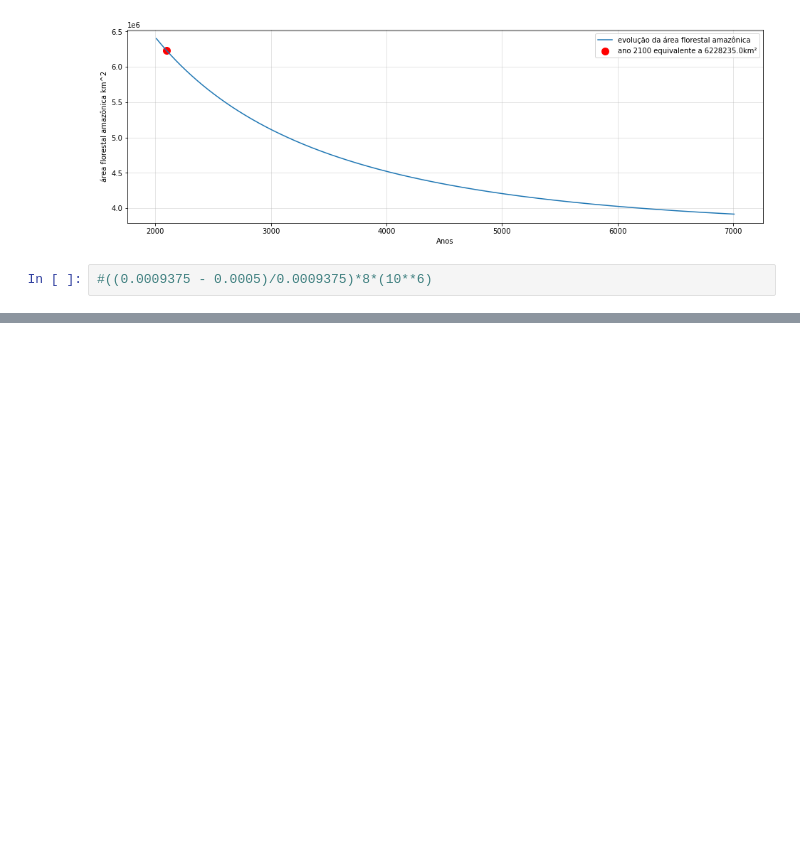
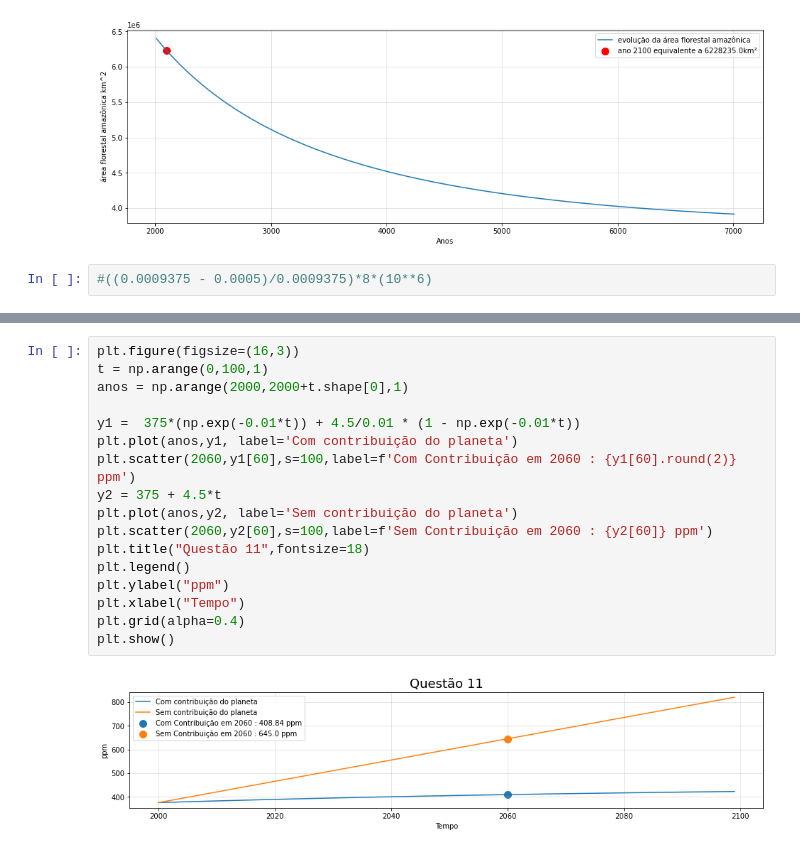
Before and after one commit to kisukegremory/EMS2021Q1, a Jupyter notebook: kernels/Lista 1.ipynb, the cells around one changed output, grey strips where cells are left out. Cells and saved outputs as stored; diff of their text form; blank space fills up the shorter version.

```diff
--- a/kernels/Lista 1.ipynb
+++ b/kernels/Lista 1.ipynb
@@ -358,0 +401,19 @@ plt.show()
+# %%
+plt.figure(figsize=(16,3))
+t = np.arange(0,100,1)
+anos = np.arange(2000,2000+t.shape[0],1)
+
+y1 =  375*(np.exp(-0.01*t)) + 4.5/0.01 * (1 - np.exp(-0.01*t))
+plt.plot(anos,y1, label='Com contribuição do planeta')
+plt.scatter(2060,y1[60],s=100,label=f'Com Contribuição em 2060 : {y1[60].round(2)} ppm')
+y2 = 375 + 4.5*t
+plt.plot(anos,y2, label='Sem contribuição do planeta')
+plt.scatter(2060,y2[60],s=100,label=f'Sem Contribuição em 2060 : {y2[60]} ppm')
+plt.title("Questão 11",fontsize=18)
+plt.legend()
+plt.ylabel("ppm")
+plt.xlabel("Tempo")
+plt.grid(alpha=0.4)
+plt.show()
+# %% [output]
+[figure, added]
```
Also changed, not shown: parts of 8 cells of this notebook, 5 other files.
